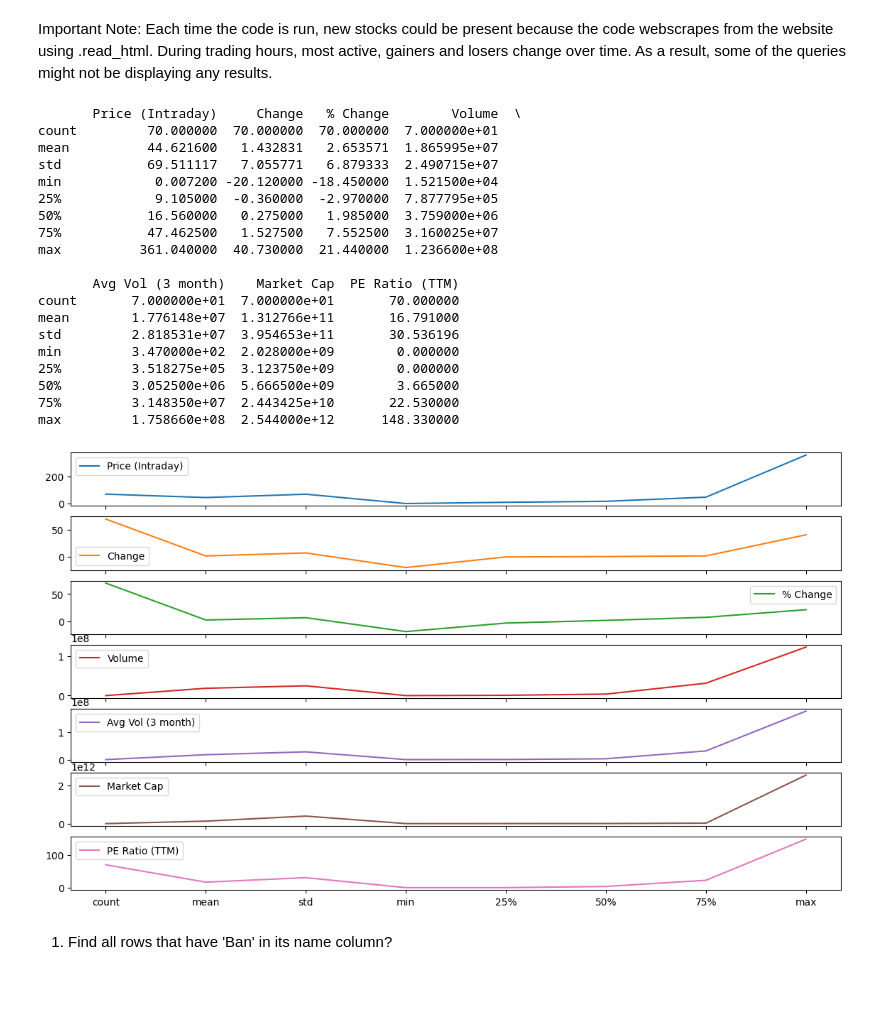
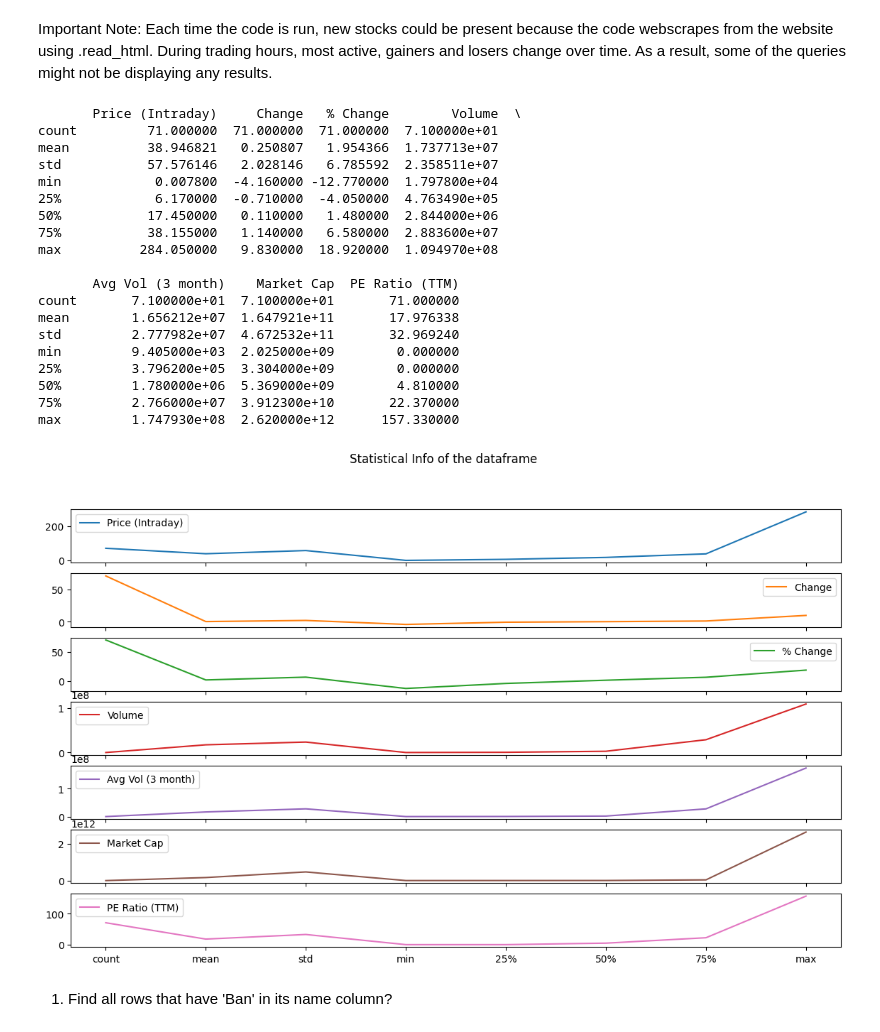
Before and after one commit to pdizdar/stock_price_comparision, a Jupyter notebook: colab_moment_stock_data.ipynb, the cells around one changed output. Drawn from its saved outputs; the diff is of its cells as text; code cells hidden in the pictures; blank space fills up the shorter version.

```diff
--- a/colab_moment_stock_data.ipynb
+++ b/colab_moment_stock_data.ipynb
@@ -244,29 +244,29 @@ stocks_df # dispalys all the rows in a df
 Important Note: Each time the code is run, new stocks could be present because the code webscrapes from the website using .read_html. During trading hours, most active, gainers and losers change over time. As a result, some of the queries might not be displaying any results.
 # %%
 # describe method displays the basic statistical values
-stocks_df.describe().plot(subplots=True, figsize=(14,8))
+stocks_df.describe().plot(subplots=True, figsize=(14,8), title='Statistical Info of the dataframe')
 print(stocks_df.describe())
 # %% [output]
        Price (Intraday)     Change   % Change        Volume  \
-count         70.000000  70.000000  70.000000  7.000000e+01
-mean          44.621600   1.432831   2.653571  1.865995e+07
-std           69.511117   7.055771   6.879333  2.490715e+07
-min            0.007200 -20.120000 -18.450000  1.521500e+04
-25%            9.105000  -0.360000  -2.970000  7.877795e+05
-50%           16.560000   0.275000   1.985000  3.759000e+06
-75%           47.462500   1.527500   7.552500  3.160025e+07
-max          361.040000  40.730000  21.440000  1.236600e+08
+count         71.000000  71.000000  71.000000  7.100000e+01
+mean          38.946821   0.250807   1.954366  1.737713e+07
+std           57.576146   2.028146   6.785592  2.358511e+07
+min            0.007800  -4.160000 -12.770000  1.797800e+04
+25%            6.170000  -0.710000  -4.050000  4.763490e+05
+50%           17.450000   0.110000   1.480000  2.844000e+06
+75%           38.155000   1.140000   6.580000  2.883600e+07
+max          284.050000   9.830000  18.920000  1.094970e+08
 
        Avg Vol (3 month)    Market Cap  PE Ratio (TTM)
-count       7.000000e+01  7.000000e+01       70.000000
-mean        1.776148e+07  1.312766e+11       16.791000
-std         2.818531e+07  3.954653e+11       30.536196
-min         3.470000e+02  2.028000e+09        0.000000
-25%         3.518275e+05  3.123750e+09        0.000000
-50%         3.052500e+06  5.666500e+09        3.665000
-75%         3.148350e+07  2.443425e+10       22.530000
-max         1.758660e+08  2.544000e+12      148.330000
+count       7.100000e+01  7.100000e+01       71.000000
+mean        1.656212e+07  1.647921e+11       17.976338
+std         2.777982e+07  4.672532e+11       32.969240
+min         9.405000e+03  2.025000e+09        0.000000
+25%         3.796200e+05  3.304000e+09        0.000000
+50%         1.780000e+06  5.369000e+09        4.810000
+75%         2.766000e+07  3.912300e+10       22.370000
+max         1.747930e+08  2.620000e+12      157.330000
-[figure, old version]
+[figure, new version]
 # %% [markdown]
 1. Find all rows that have 'Ban' in its name column?
 # %% [markdown]
```
Also changed, not shown: parts of 21 cells of this notebook, 2 other files.
